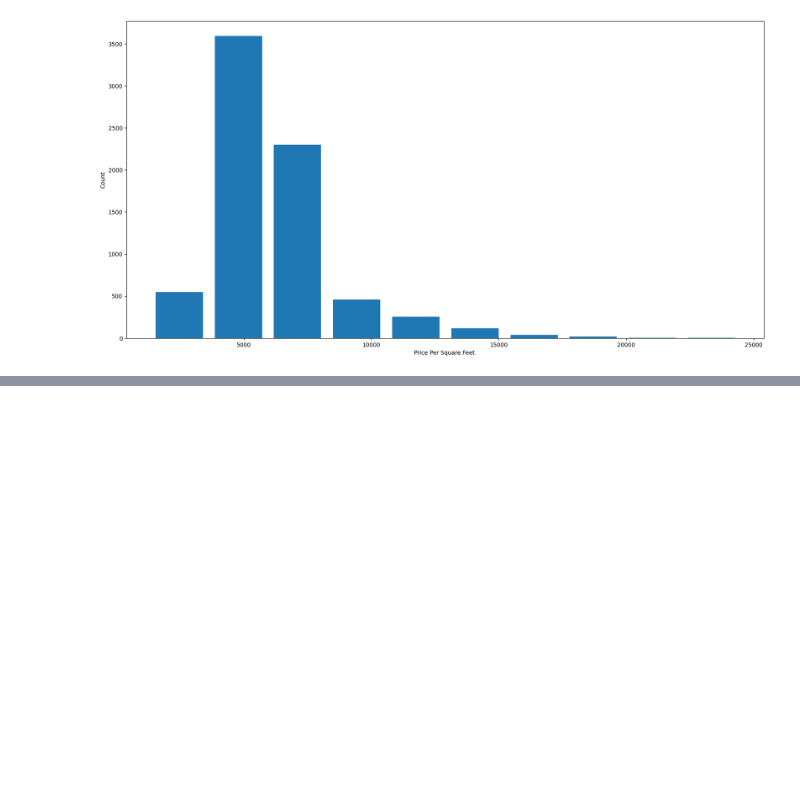
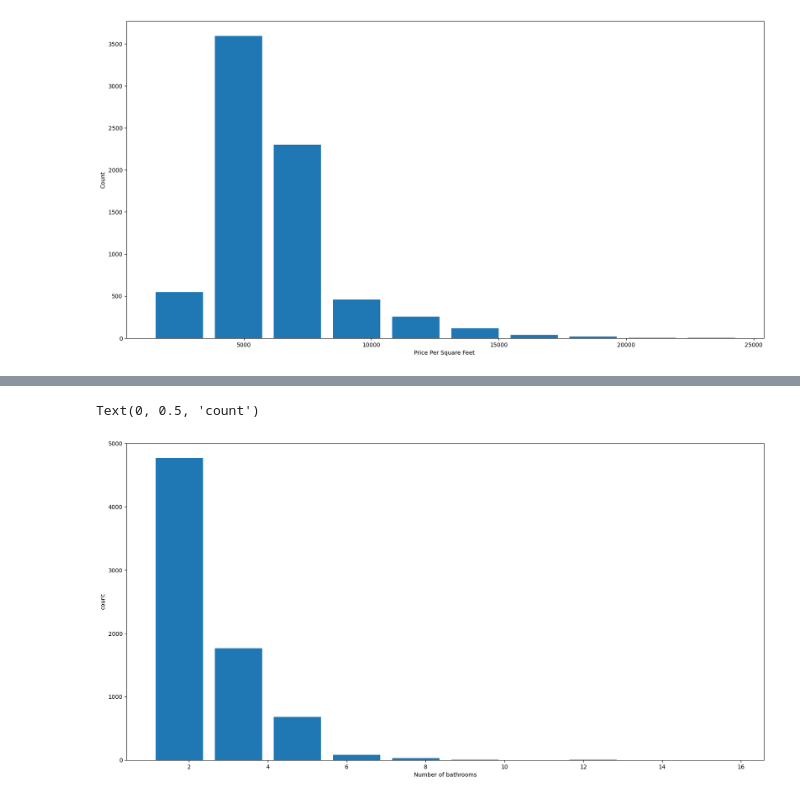
Before and after one commit to Tharushiwijesinghe/NestWorth, a Jupyter notebook: nw-backend/house_pricing.ipynb, the cells around one changed output, grey strips where cells are left out. Saved outputs shown, nothing was run; the diff lists cells and outputs as text; code cells hidden in the pictures; blank space fills up the shorter version.

```diff
--- a/nw-backend/house_pricing.ipynb
+++ b/nw-backend/house_pricing.ipynb
@@ -6,7 +6,7 @@ from matplotlib import pyplot as plt
 import matplotlib
 matplotlib.rcParams["figure.figsize"] = (20,10)
 # %%
-df1 = pd.read_csv("/content/bengaluru_house_prices.csv")
+df1 = pd.read_csv(r"D:\tharu\My Projects\HPN\NestWorth\nw-backend\Data\bengaluru_house_prices.csv")
 df1.head()
 # %% [output]
 |  | area_type | availability | location | size | society | total_sqft | bath | balcony | price |
@@ -417,0 +420,7 @@ Text(0, 0.5, 'Count')
+# %%
+plt.hist(df8.bath,rwidth=0.8)
+plt.xlabel("Number of bathrooms")
+plt.ylabel("count")
+# %% [output]
+Text(0, 0.5, 'count')
+[figure, added]
```
Also changed, not shown: parts of 10 cells of this notebook, 1 other file.
